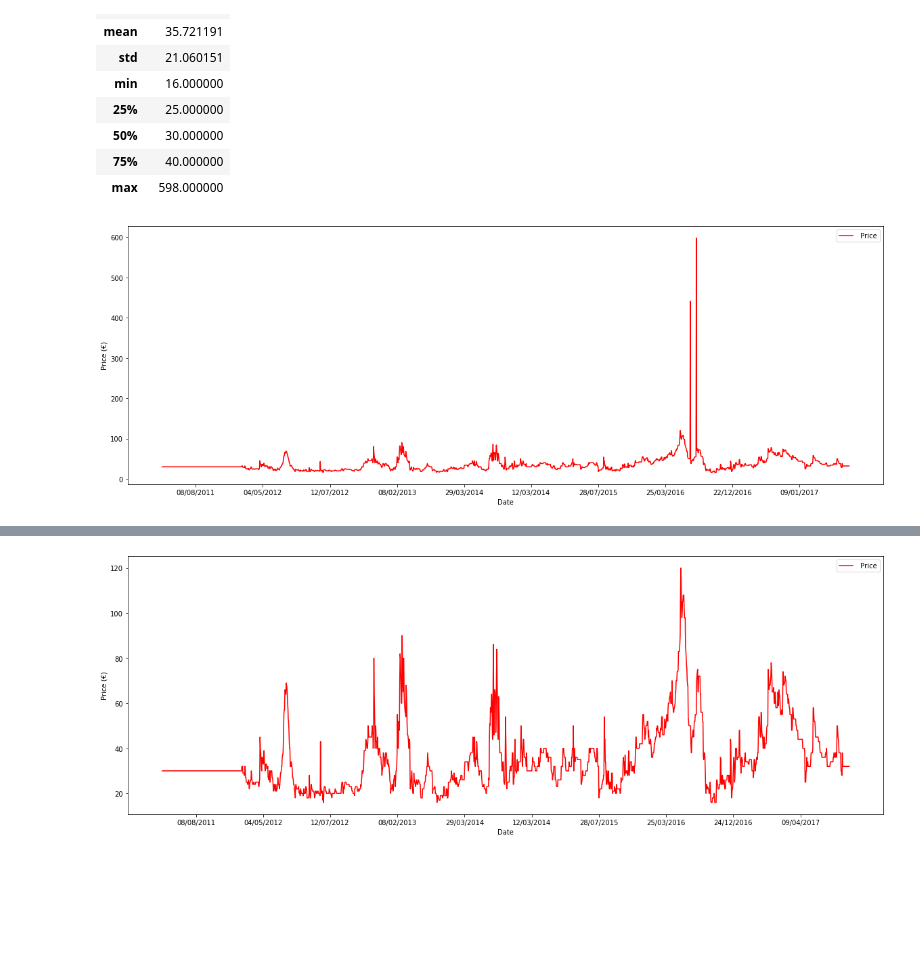
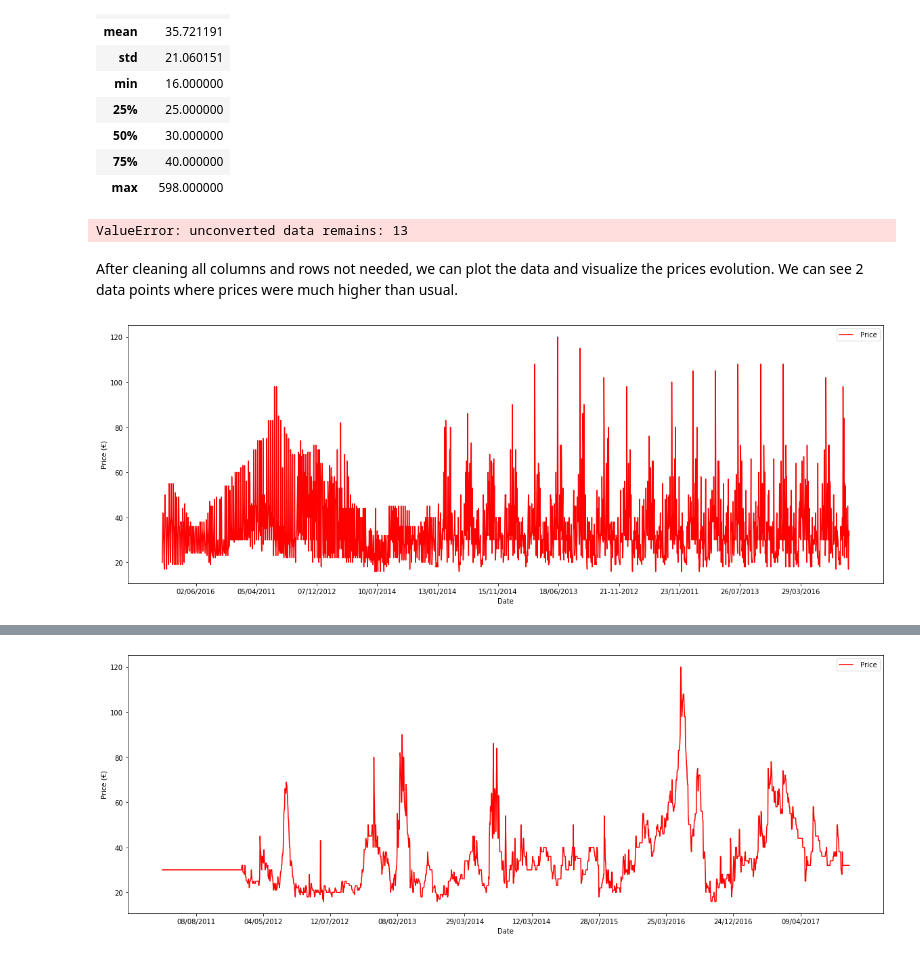
Before and after one commit to AlexandraAlmeidaGithub/Upskill, a Jupyter notebook: Projeto Alexandra Almeida.ipynb, the cells around one changed output, grey strips where cells are left out. Saved outputs shown, nothing was run; the diff lists cells and outputs as text; code cells hidden in the pictures; blank space fills up the shorter version.

```diff
--- a/Projeto Alexandra Almeida.ipynb
+++ b/Projeto Alexandra Almeida.ipynb
@@ -61,12 +61,20 @@ df.describe()
+# %%
+df['Date'] = pd.to_datetime(df['Date'], format="%d/%m/%y")
+df.head()
+# %% [output]
+ValueError: unconverted data remains: 13
+# %% [markdown]
+After cleaning all columns and rows not needed, we can plot the data and visualize the prices evolution. We can see 2 data points where prices were much higher than usual.
 # %%
-# df['price'] = df['price'].astype(float)
+df.sort_values(by=['Date'], ascending = True, inplace = True)
 
+# creating a pot in order to visualize the price evolution.
 plt.figure(figsize=(20,7))
 plt.plot(df['Date'].values, df['price'].values, label = ' Price', color = 'red')
-plt.xticks(np.arange(100,df.shape[0],200))
+plt.xticks(np.arange(100,df.shape[0],180))
 plt.xlabel('Date')
 plt.ylabel('Price (€)')
 plt.legend()
 plt.show()
 # %% [output]
-[figure, old version]
+[figure, new version]
```
Also changed, not shown: parts of 7 cells of this notebook.
